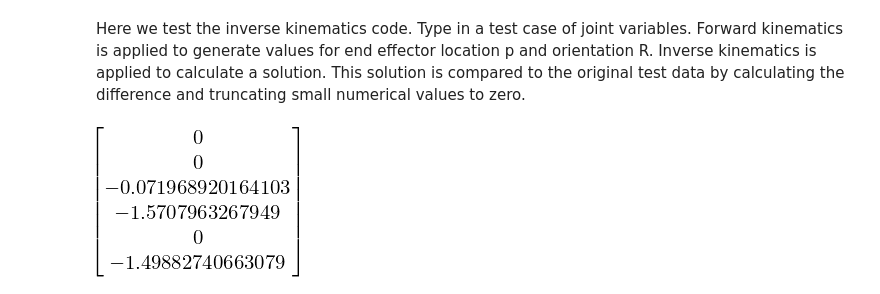
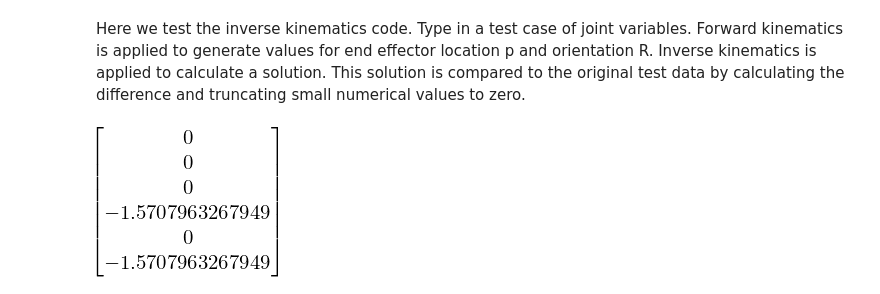
Before and after one commit to S2H-Mobile/RoboND-Kinematics-Project, a Jupyter notebook: kinematics_test.ipynb, the cells around one changed output. Drawn from its saved outputs; the diff is of its cells as text; code cells hidden in the pictures.

```diff
--- a/kinematics_test.ipynb
+++ b/kinematics_test.ipynb
@@ -213,7 +243,7 @@ w = p - s[d7] * R[:, 0]
 # The sides of the triangle are l23, l25 and l35.
 # The relevant angles are phi2 between l23 and l25, and phi3 between l23 and l35.
 
-# xc is projection of wrist center in (X_0, Y_0) plane minus offset from joint 2
+# xc is length of projection of wrist center in (X_0, Y_0) plane minus offset from joint 2
 xc = norm([w[0], w[1]]) - s[a1]
 
 # yc is w component in Z_0 direction minus offset from joint 2
@@ -236,7 +266,7 @@ D3 = cosine_law(l25, l23, l35)
 phi3 = arccos(D3)
 
 # Offset for theta3 due to arm design
-delta = atan2(s[a3], s[d4])
+delta = abs(atan2(s[a3], s[d4]))
 
 # theta3 from angle phi3 and offset delta
 theta3 = (pi/2 - phi3 - delta).evalf()
@@ -251,37 +281,37 @@ phi2 = arccos(D2)
 # alpha is the angle between x-axis and the line l25 in the xy-plane
 alpha = atan2(yc, xc)
 
-# theta3 from angle phi2 and angle alpha
+# theta2 from angle phi2 and angle alpha
 theta2 = (pi/2 - phi2 - alpha).evalf()
 
 ### THETA 4, 5, 6 ###
 
 # Evaluate wrist center rotation matrix using calculated angles
 R3_0_eval = R3_0.evalf(subs={q1: theta1, q2: theta2, q3: theta3})
 
 # Rotation matrix from wrist to gripper
 R3_6 = R3_0_eval * R
 
 # Entries of the rotation matrix
 r11 = R3_6[0,0]
 r21 = R3_6[1,0]
 r31 = R3_6[2,0]
 r32 = R3_6[2,1]
 r33 = R3_6[2,2]
 
 # Euler angles, cf. conventions in writeup
 theta6 = atan2( r21, r11).evalf()                    # alpha, rotation about z-axis
 theta5 = atan2(-r31, sqrt(r11**2 + r21**2)).evalf()  # beta,  rotation about y-axis
 theta4 = atan2( r32, r33).evalf()                    # gamma, rotation about x-axis
 
 ##########################
 # Print the test results #
 ##########################
 
 # difference between expected and calculated values for the joint variables
 diff = Matrix(q) - Matrix([theta1, theta2, theta3, theta4, theta5, theta6])
 
 # truncate small values to zero
 diff.evalf().applyfunc(truncate)
 # %% [output]
-[figure, old version]
+[figure, new version]
```
Also changed, not shown: parts of 16 cells of this notebook, 12 other files.
